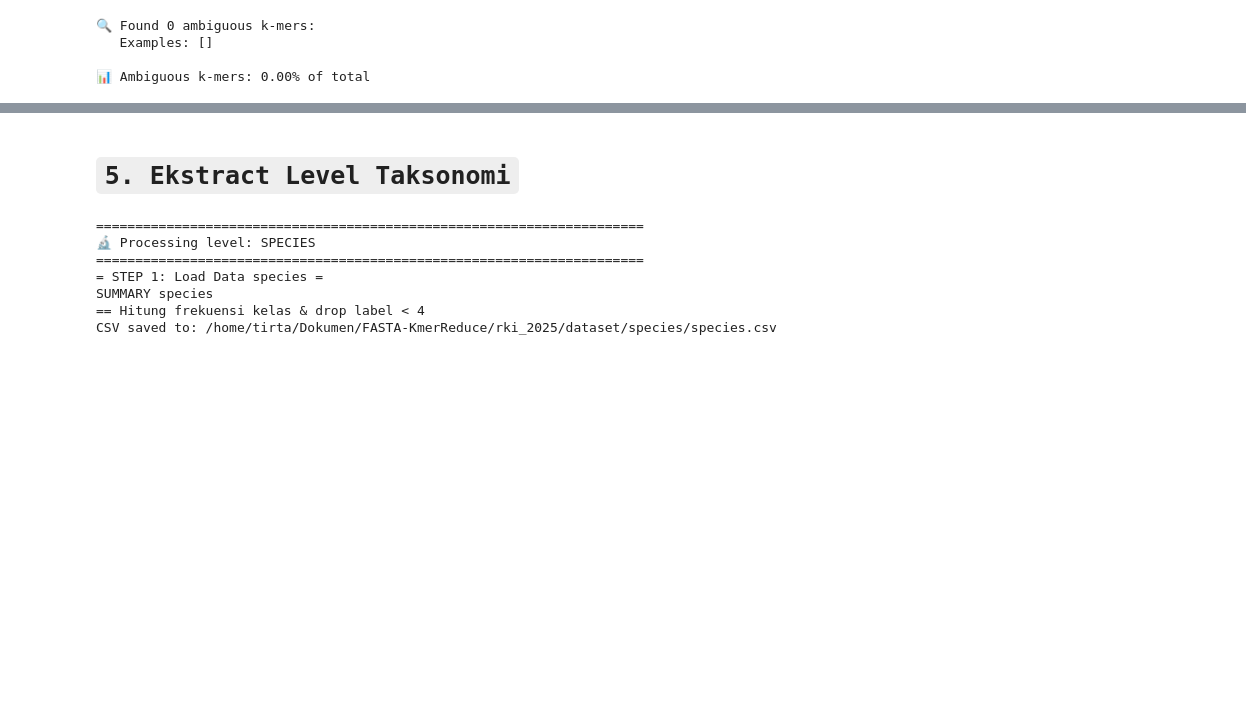
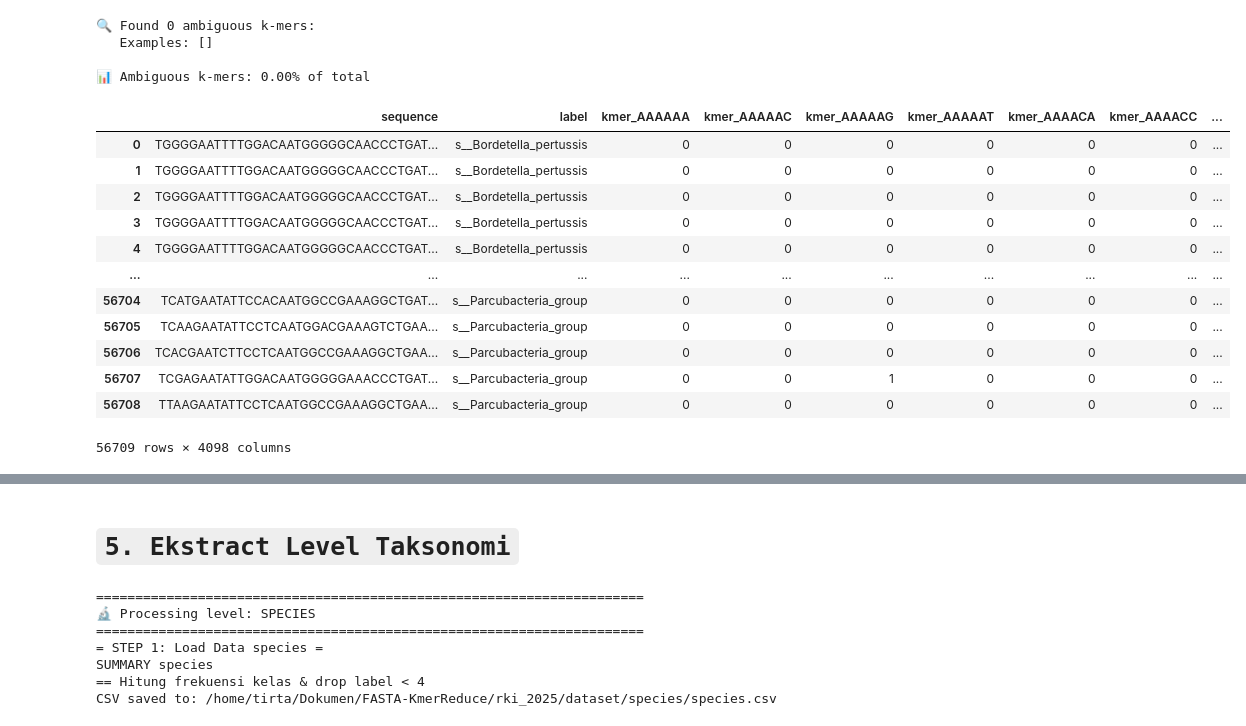
Before and after one commit to setiawantirta/SCALR-Tax, a Jupyter notebook: centroid-kmeans-50-rki.ipynb, the cells around one changed output, grey strips where cells are left out. Saved outputs shown, nothing was run; the diff lists cells and outputs as text; code cells hidden in the pictures; blank space fills up the shorter version.

```diff
--- a/centroid-kmeans-50-rki.ipynb
+++ b/centroid-kmeans-50-rki.ipynb
@@ -386,3 +386,20 @@ print(f"\n📊 Ambiguous k-mers: {ambig_percentage:.2f}% of total")
    Examples: []
 
 📊 Ambiguous k-mers: 0.00% of total
+# %%
+cek_sample = pd.read_csv("/Users/tirtasetiawan/Documents/rki_v1/rki_2025/dataset/species/species_sampled.csv")
+cek_sample
+# %% [output]
+|  | sequence | label | kmer_AAAAAA | kmer_AAAAAC | kmer_AAAAAG | kmer_AAAAAT | kmer_AAAACA | kmer_AAAACC | ... |
+| 0 | TGGGGAATTTTGGACAATGGGGGCAACCCTGAT... | s__Bordetella_pertussis | 0 | 0 | 0 | 0 | 0 | 0 | ... |
+| 1 | TGGGGAATTTTGGACAATGGGGGCAACCCTGAT... | s__Bordetella_pertussis | 0 | 0 | 0 | 0 | 0 | 0 | ... |
+| 2 | TGGGGAATTTTGGACAATGGGGGCAACCCTGAT... | s__Bordetella_pertussis | 0 | 0 | 0 | 0 | 0 | 0 | ... |
+| 3 | TGGGGAATTTTGGACAATGGGGGCAACCCTGAT... | s__Bordetella_pertussis | 0 | 0 | 0 | 0 | 0 | 0 | ... |
+| 4 | TGGGGAATTTTGGACAATGGGGGCAACCCTGAT... | s__Bordetella_pertussis | 0 | 0 | 0 | 0 | 0 | 0 | ... |
+| ... | ... | ... | ... | ... | ... | ... | ... | ... | ... |
+| 56704 | TCATGAATATTCCACAATGGCCGAAAGGCTGAT... | s__Parcubacteria_group | 0 | 0 | 0 | 0 | 0 | 0 | ... |
+| 56705 | TCAAGAATATTCCTCAATGGACGAAAGTCTGAA... | s__Parcubacteria_group | 0 | 0 | 0 | 0 | 0 | 0 | ... |
+| 56706 | TCACGAATCTTCCTCAATGGCCGAAAGGCTGAA... | s__Parcubacteria_group | 0 | 0 | 0 | 0 | 0 | 0 | ... |
+| 56707 | TCGAGAATATTGGACAATGGGGGAAACCCTGAT... | s__Parcubacteria_group | 0 | 0 | 1 | 0 | 0 | 0 | ... |
+| 56708 | TTAAGAATATTCCTCAATGGCCGAAAGGCTGAA... | s__Parcubacteria_group | 0 | 0 | 0 | 0 | 0 | 0 | ... |
+56709 rows × 4098 columns
```
Also changed, not shown: parts of 13 cells of this notebook, 4 other files.
